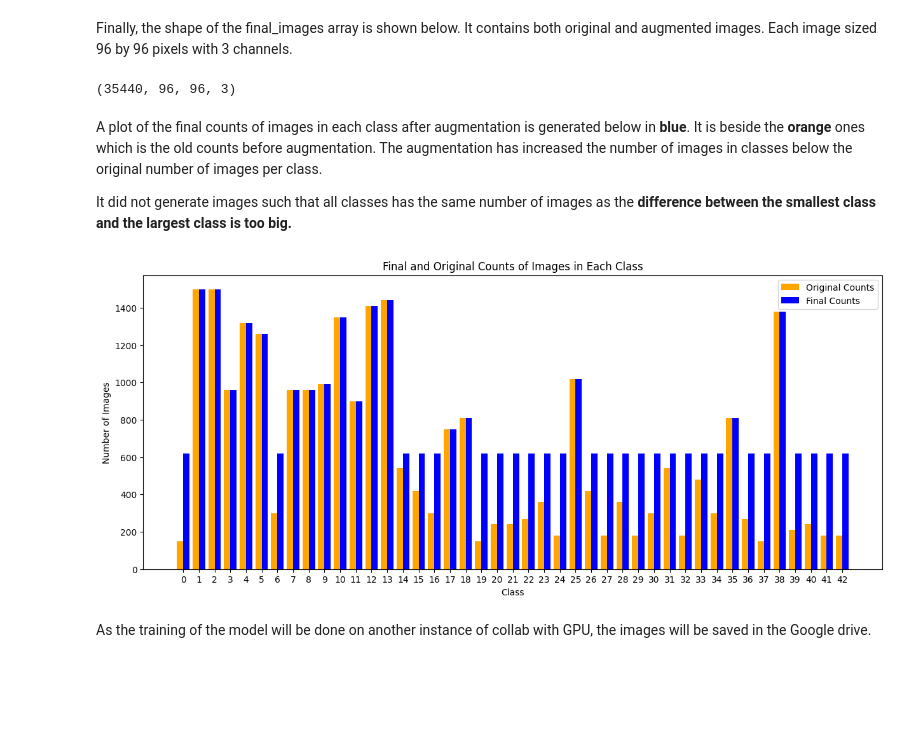
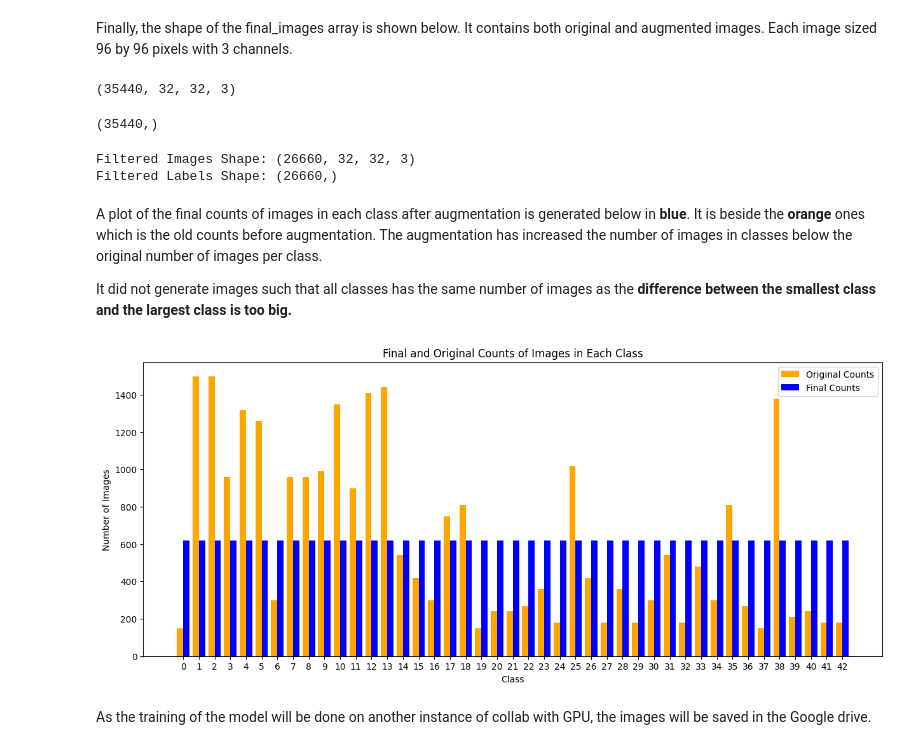
Before and after one commit to Jieoi/traffic_sign_recognition, a Jupyter notebook: train_data_preparation_simple.ipynb, the cells around one changed output. Cells and saved outputs as stored; diff of their text form; code cells hidden in the pictures; blank space fills up the shorter version.

Commit message:
Final enhancement using filters

```diff
--- a/train_data_preparation_simple.ipynb
+++ b/train_data_preparation_simple.ipynb
@@ -276,11 +284,11 @@ As the denoised processing is computationally expensive, the images are passed t
 # %%
-# Import the upscale_images function
-# Call the upscale_images function
-upscale_factor = 3
-upscaled_images = processing_image.upscale_images(images, upscale_factor)
+# surpress heartbeat stdout by the denoising function
+%%capture
+# Convert data to unit8
+class_images = processing_image.convert_image_format(images)
 
 # Call the equalize_images function
-equalized_images = processing_image.equalize_images(upscaled_images)
+equalized_images = processing_image.equalize_images(class_images)
 
-# Call the laplacian_smoothing function with the converted images
+# Call the fast non local denoising function with the converted images
 denoised_images = processing_image.denoise_images_parallel(equalized_images)
@@ -427,7 +413,41 @@ Finally, the shape of the final_images array is shown below. It contains both or
 # %%
 final_images.shape
 # %% [output]
-(35440, 96, 96, 3)
+(35440, 32, 32, 3)
+# %%
+final_labels.shape
+# %% [output]
+(35440,)
+# %%
+# Create a list of unique class labels
+unique_labels = np.unique(final_labels)
+
+# Initialize lists to store the filtered images and labels
+filtered_images = []
+filtered_labels = []
+
+# Loop through each unique class label
+for label in unique_labels:
+    # Get the indices of images with the current class label
+    class_indices = np.where(final_labels == label)[0]
+
+    # Shuffle the indices randomly
+    np.random.shuffle(class_indices)
+
+    # Keep the first indices then add them to the filtered data until the desired number
+    filtered_images.extend(final_images[class_indices[:desired_images_per_class]])
+    filtered_labels.extend(final_labels[class_indices[:desired_images_per_class]])
+
+# Convert the filtered data back to NumPy arrays
+filtered_images = np.array(filtered_images)
+filtered_labels = np.array(filtered_labels)
+
+# Check the shape of the filtered data
+print("Filtered Images Shape:", filtered_images.shape)
+print("Filtered Labels Shape:", filtered_labels.shape)
+# %% [output]
+Filtered Images Shape: (26660, 32, 32, 3)
+Filtered Labels Shape: (26660,)
 # %% [markdown]
 A plot of the final counts of images in each class after augmentation is generated below in **blue**. It is beside the **orange** ones which is the old counts before augmentation. The augmentation has increased the number of images in classes below the original number of images per class.
 <br>
@@ -435,40 +455,40 @@ A plot of the final counts of images in each class after augmentation is generat
 It did not generate images such that all classes has the same number of images as the **difference between the smallest class and the largest class is too big.**
 # %%
 # Calculate the counts of images in each class for both final and original data
-final_class_counts = np.bincount(final_labels)
+final_class_counts = np.bincount(filtered_labels)
 original_class_counts = np.bincount(labels)
 
 # Number of classes
 num_classes = len(final_class_counts)
 
 # Create an array of class labels
 class_labels = np.arange(num_classes)
 
 # Calculate the bar width and the gap between original and final counts
 bar_width = 0.4
 gap = 0.2
 
 # Calculate the positions for the bars
 original_bar_positions = class_labels * (2 * bar_width + gap) - bar_width / 2
 final_bar_positions = class_labels * (2 * bar_width + gap) + bar_width / 2
 
 # Plot the graph
 plt.figure(figsize=(15, 6))
 
 # Plot original counts in orange
 plt.bar(original_bar_positions, original_class_counts, color='orange', width=bar_width, label='Original Counts')
 
 # Plot final counts in blue
 plt.bar(final_bar_positions, final_class_counts, color='blue', width=bar_width, label='Final Counts')
 
 plt.xlabel('Class')
 plt.ylabel('Number of Images')
 plt.title('Final and Original Counts of Images in Each Class')
 plt.xticks(class_labels * (2 * bar_width + gap), class_labels)  # Adjust xticks positions
 plt.legend()
 plt.show()
 # %% [output]
-[figure, old version]
+[figure, new version]
 # %% [markdown]
 As the training of the model will be done on another instance of collab with GPU, the images will be saved in the Google drive.
 # %% [markdown]
```
Also changed, not shown: parts of 15 cells of this notebook.
